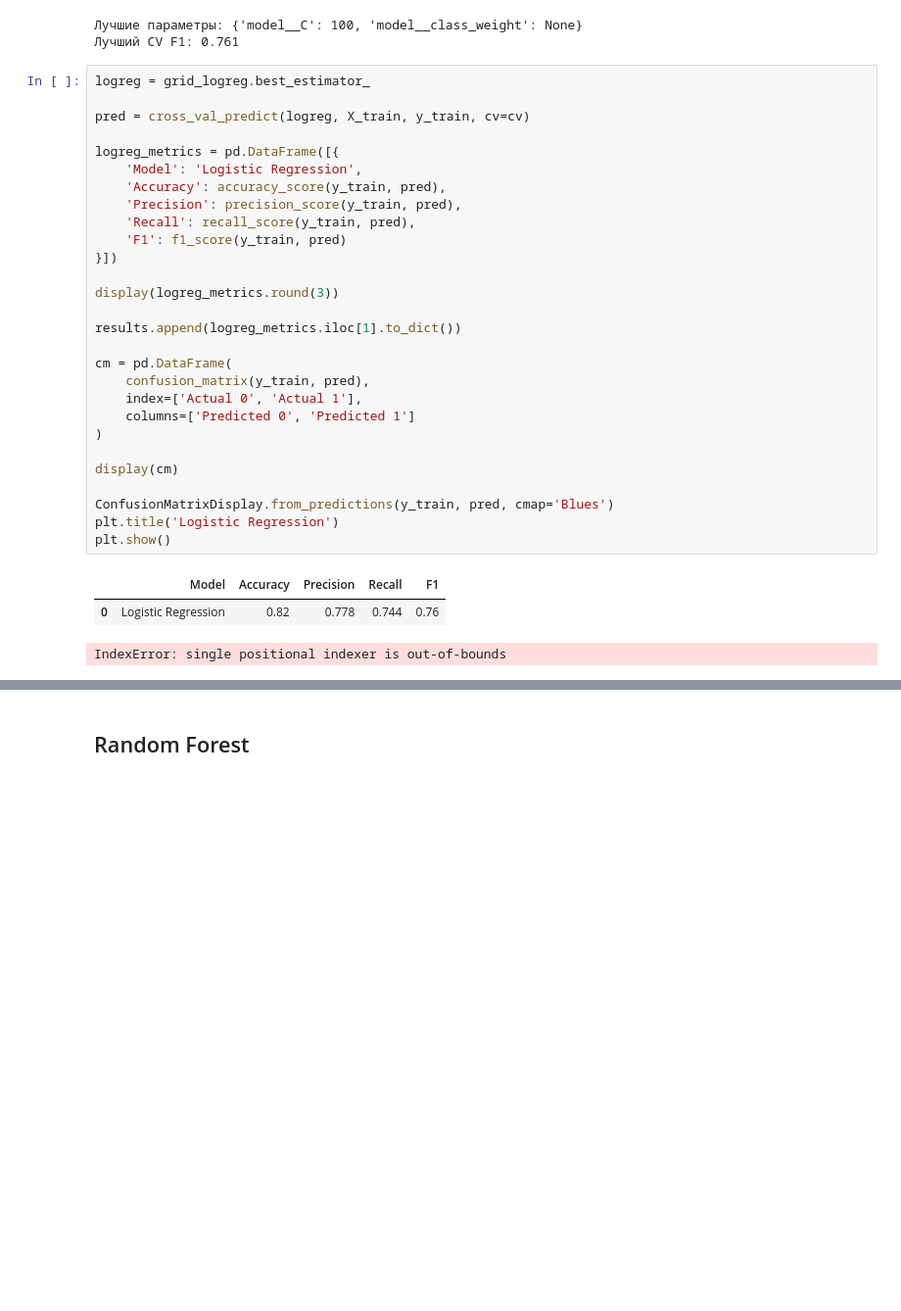
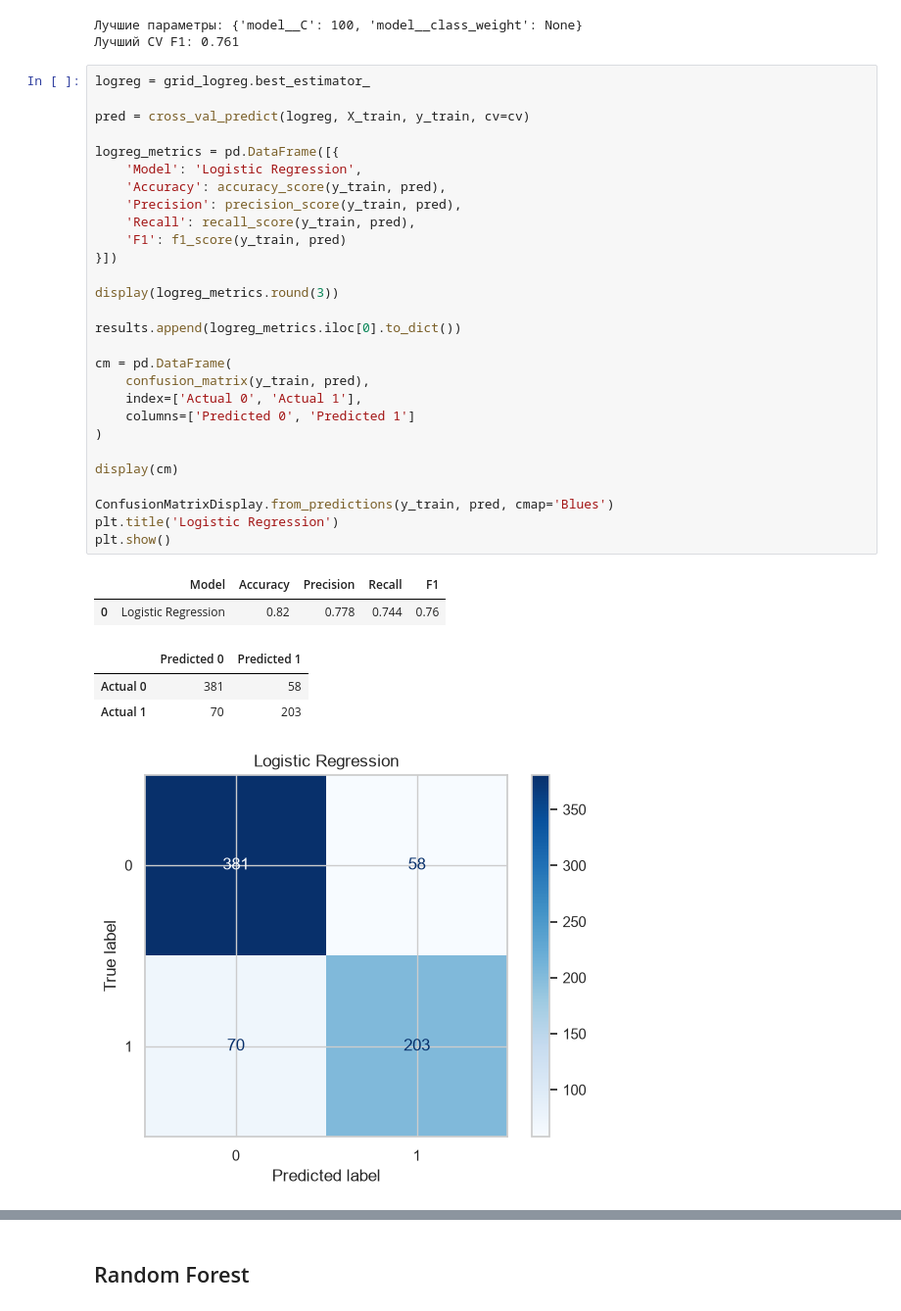
Before and after one commit to sswwerty/ml_labs_mai, a Jupyter notebook: Classification/notebooks/modeling.ipynb, the cells around one changed output, grey strips where cells are left out. Shown at 98% size. Saved outputs shown, nothing was run; the diff lists cells and outputs as text; blank space fills up the shorter version.

```diff
--- a/Classification/notebooks/modeling.ipynb
+++ b/Classification/notebooks/modeling.ipynb
@@ -412,35 +412,38 @@ print('Лучший CV F1:', round(grid_logreg.best_score_, 3))
 # %%
 logreg = grid_logreg.best_estimator_
 
 pred = cross_val_predict(logreg, X_train, y_train, cv=cv)
 
 logreg_metrics = pd.DataFrame([{
     'Model': 'Logistic Regression',
     'Accuracy': accuracy_score(y_train, pred),
     'Precision': precision_score(y_train, pred),
     'Recall': recall_score(y_train, pred),
     'F1': f1_score(y_train, pred)
 }])
 
 display(logreg_metrics.round(3))
 
-results.append(logreg_metrics.iloc[1].to_dict())
+results.append(logreg_metrics.iloc[0].to_dict())
 
 cm = pd.DataFrame(
     confusion_matrix(y_train, pred),
     index=['Actual 0', 'Actual 1'],
     columns=['Predicted 0', 'Predicted 1']
 )
 
 display(cm)
 
 ConfusionMatrixDisplay.from_predictions(y_train, pred, cmap='Blues')
 plt.title('Logistic Regression')
 plt.show()
 # %% [output]
 |  | Model | Accuracy | Precision | Recall | F1 |
 | 0 | Logistic Regression | 0.82 | 0.778 | 0.744 | 0.76 |
-IndexError: single positional indexer is out-of-bounds
+|  | Predicted 0 | Predicted 1 |
+| Actual 0 | 381 | 58 |
+| Actual 1 | 70 | 203 |
+[figure, added]
 # %%
 logreg.fit(X_train, y_train)
 
```
Also changed, not shown: parts of 23 cells of this notebook, 1 other file.
